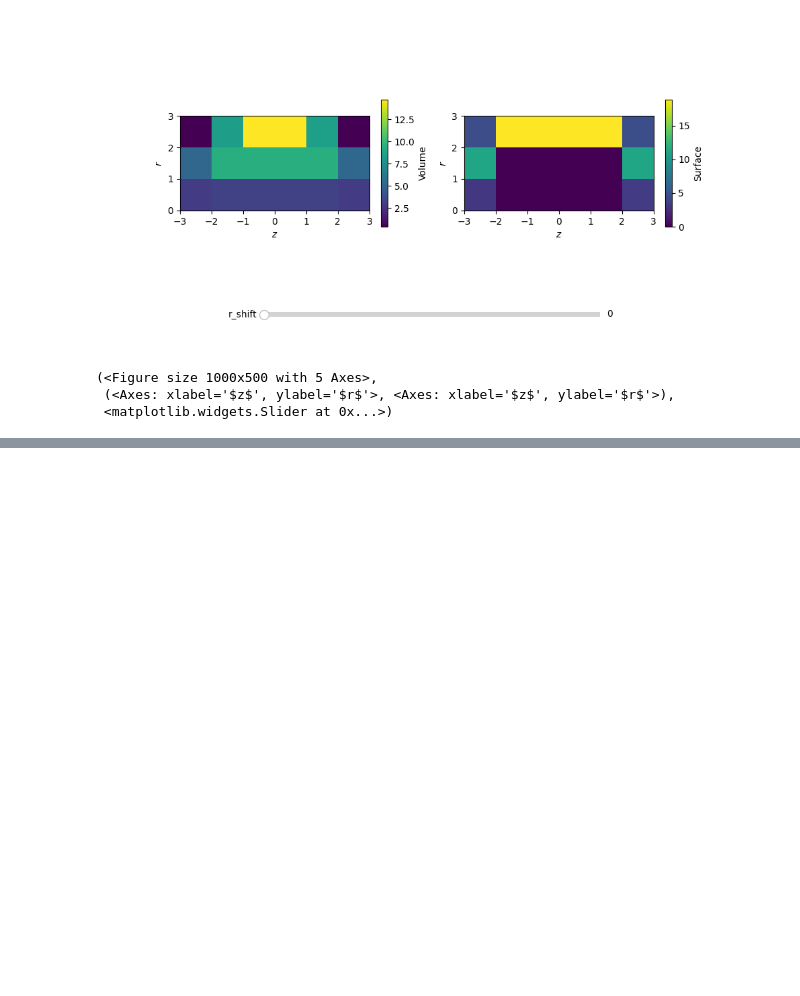
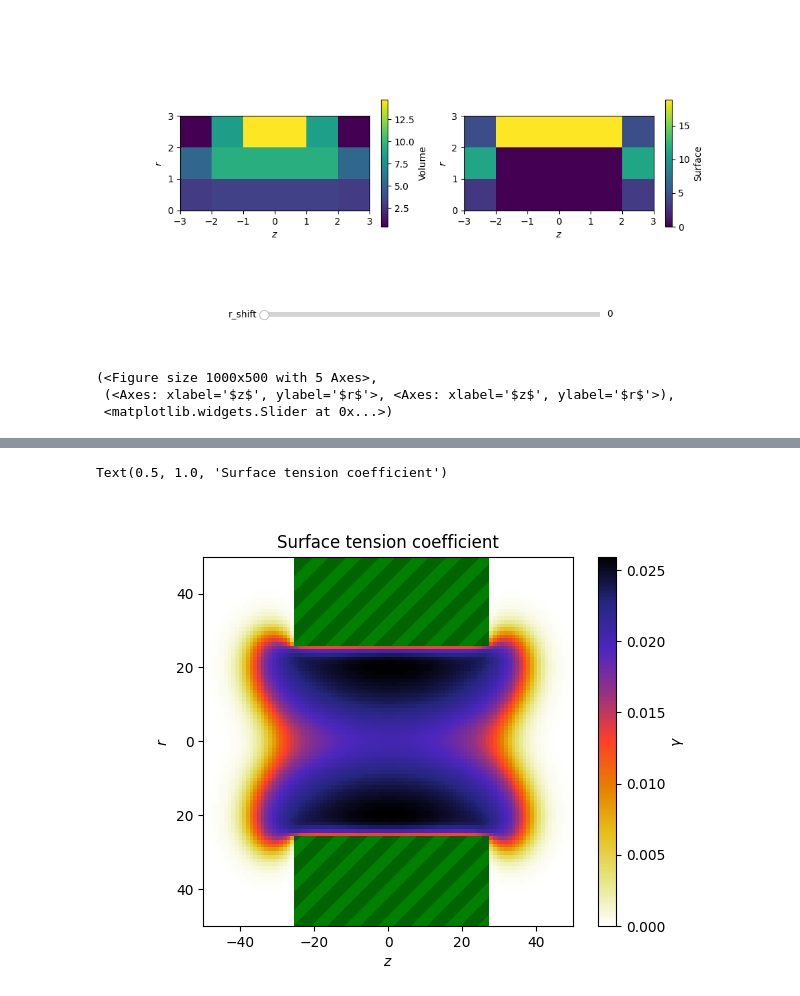
Before and after one commit to miklakt/diffusion_polymer_mesopores, a Jupyter notebook: main.ipynb, the cells around one changed output, grey strips where cells are left out. Drawn from its saved outputs; the diff is of its cells as text; code cells hidden in the pictures; blank space fills up the shorter version.

```diff
--- a/main.ipynb
+++ b/main.ipynb
@@ -644,0 +795,31 @@ Filling up cache: 70/70
+# %%
+# Calculate local surface tension coefficient using fitted b0 b1
+
+#Let us continue with inert particle
+chi_PC = 0
+gamma = gamma_model(
+    chi_PS = SCF_empty_pore_result["chi_PS"],
+    phi = SCF_empty_pore_result["phi"],
+    chi_PC = chi_PC,
+    X=(b0, b1)
+    )
+
+# # ------------------------------------------------------------
+# # Plots local surface tension coefficient
+# # ------------------------------------------------------------
+# fig, ax = plot_grid(
+#     SCF_empty_pore_result["Z"],
+#     SCF_empty_pore_result["R"],
+#     gamma,
+#     walls = walls + colloid_mask,
+#     rlim = (-50,50),
+#     zlim = (-50,50),
+#     cbar_label=r"$\gamma$"
+# )
+# ax.set_title("Surface tension coefficient")
+
+
+#Now let us find
+# %% [output]
+Text(0.5, 1.0, 'Surface tension coefficient')
+[figure, added]
```
Also changed, not shown: parts of 3 cells of this notebook, 1 other file.
